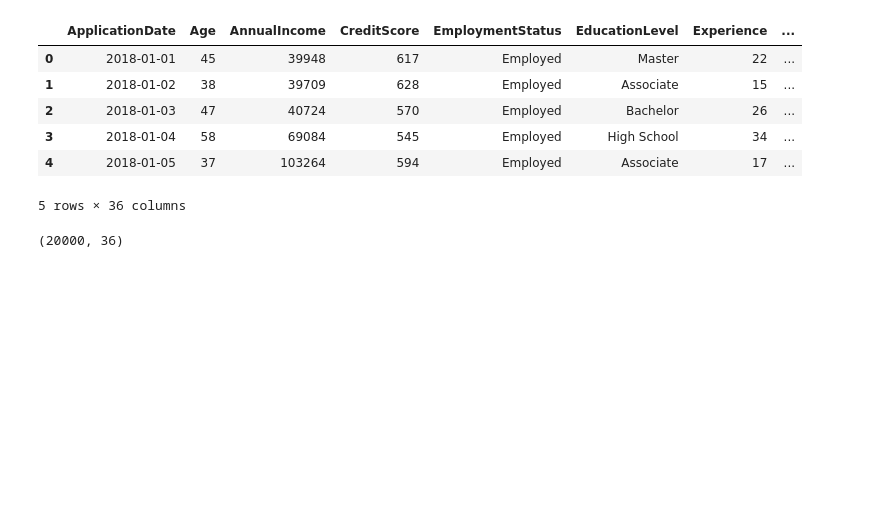
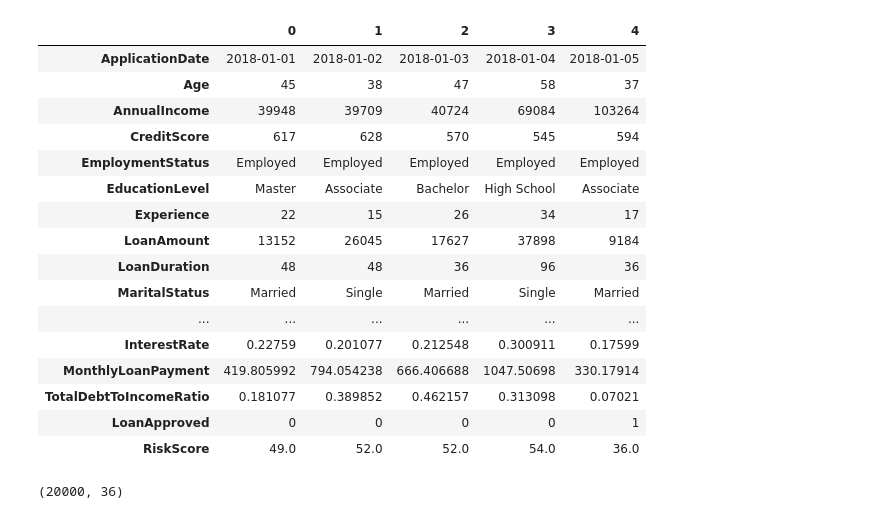
Before and after one commit to Viet2707/loan-risk-analysis-project, a Jupyter notebook: notebooks/loan_risk_analysis.ipynb, the cells around one changed output. Cells and saved outputs as stored; diff of their text form; code cells hidden in the pictures; blank space fills up the shorter version.

```diff
--- a/notebooks/loan_risk_analysis.ipynb
+++ b/notebooks/loan_risk_analysis.ipynb
@@ -1,16 +1,28 @@
 # %%
+## 1. Import libraries
 import pandas as pd
 import numpy as np
 import matplotlib.pyplot as plt
 
+## 2. Load dataset
 df = pd.read_csv("../data/Loan.csv")
-df.head()
+df.head().T
 # %% [output]
-|  | ApplicationDate | Age | AnnualIncome | CreditScore | EmploymentStatus | EducationLevel | Experience | ... |
-| 0 | 2018-01-01 | 45 | 39948 | 617 | Employed | Master | 22 | ... |
-| 1 | 2018-01-02 | 38 | 39709 | 628 | Employed | Associate | 15 | ... |
-| 2 | 2018-01-03 | 47 | 40724 | 570 | Employed | Bachelor | 26 | ... |
-| 3 | 2018-01-04 | 58 | 69084 | 545 | Employed | High School | 34 | ... |
-| 4 | 2018-01-05 | 37 | 103264 | 594 | Employed | Associate | 17 | ... |
+|  | 0 | 1 | 2 | 3 | 4 |
+| ApplicationDate | 2018-01-01 | 2018-01-02 | 2018-01-03 | 2018-01-04 | 2018-01-05 |
+| Age | 45 | 38 | 47 | 58 | 37 |
+| AnnualIncome | 39948 | 39709 | 40724 | 69084 | 103264 |
+| CreditScore | 617 | 628 | 570 | 545 | 594 |
+| EmploymentStatus | Employed | Employed | Employed | Employed | Employed |
+| EducationLevel | Master | Associate | Bachelor | High School | Associate |
+| Experience | 22 | 15 | 26 | 34 | 17 |
+| LoanAmount | 13152 | 26045 | 17627 | 37898 | 9184 |
+| LoanDuration | 48 | 48 | 36 | 96 | 36 |
+| MaritalStatus | Married | Single | Married | Single | Married |
+| ... | ... | ... | ... | ... | ... |
+| InterestRate | 0.22759 | 0.201077 | 0.212548 | 0.300911 | 0.17599 |
+| MonthlyLoanPayment | 419.805992 | 794.054238 | 666.406688 | 1047.50698 | 330.17914 |
+| TotalDebtToIncomeRatio | 0.181077 | 0.389852 | 0.462157 | 0.313098 | 0.07021 |
+| LoanApproved | 0 | 0 | 0 | 0 | 1 |
+| RiskScore | 49.0 | 52.0 | 52.0 | 54.0 | 36.0 |
-5 rows × 36 columns
 # %%
```
Also changed, not shown: parts of 39 cells of this notebook, 3 other files.
